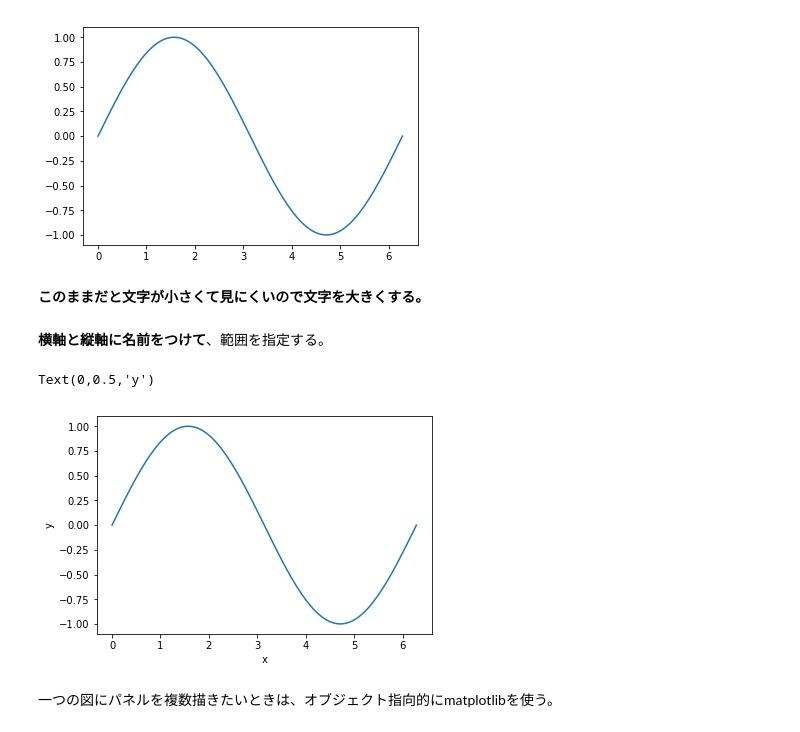
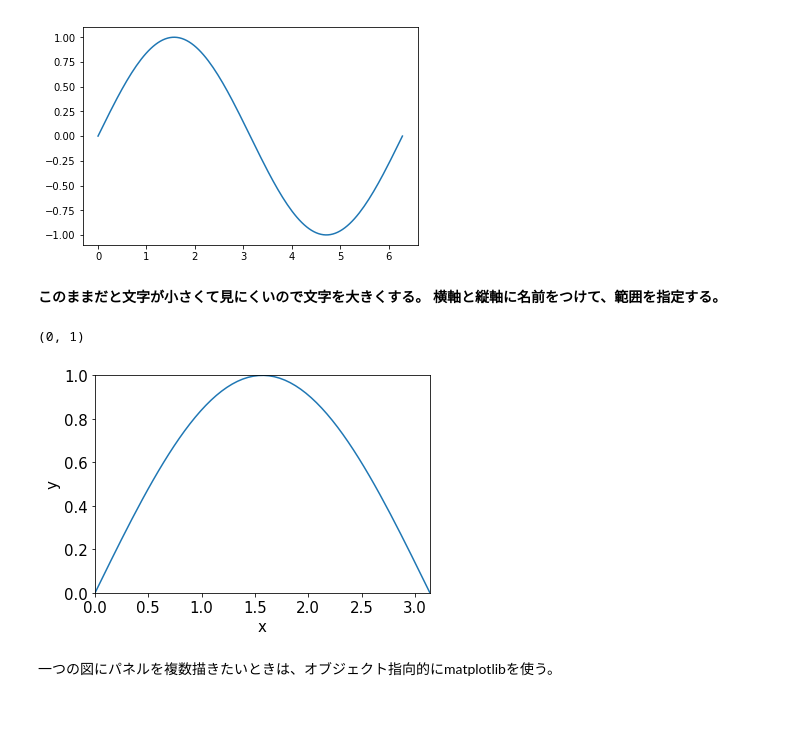
Before and after one commit to hottahd/Python-plot, a Jupyter notebook: 1dplot.ipynb, the cells around one changed output. Saved outputs shown, nothing was run; the diff lists cells and outputs as text; code cells hidden in the pictures.

```diff
--- a/1dplot.ipynb
+++ b/1dplot.ipynb
@@ -22,3 +22,4 @@ plt.plot(x,y)
 [figure]
 # %% [markdown]
 **このままだと文字が小さくて見にくいので文字を大きくする。**
+**横軸と縦軸に名前をつけて、範囲を指定する。**
@@ -27,12 +26,19 @@ plt.rcParams["font.size"] = 15
-# %% [markdown]
-**横軸と縦軸に名前をつけて**、範囲を指定する。
-# %%
-plt.plot(x,y)
-plt.xlabel("x")
-plt.ylabel("y")
-# %% [output]
-Text(0,0.5,'y')
-[figure, removed]
+# %%
+x = np.linspace(0,2*np.pi,128)
+y = np.sin(x)
+
+#文字の大きさを設定
+plt.rcParams["font.size"] = 15
+
+plt.plot(x,y)
+plt.xlabel("x")
+plt.ylabel("y")
+
+plt.xlim(0,np.pi)
+plt.ylim(0,1)
+# %% [output]
+(0, 1)
+[figure, added]
 # %% [markdown]
 一つの図にパネルを複数描きたいときは、オブジェクト指向的にmatplotlibを使う。
 # %%
```
Also changed, not shown: parts of 7 cells of this notebook.
